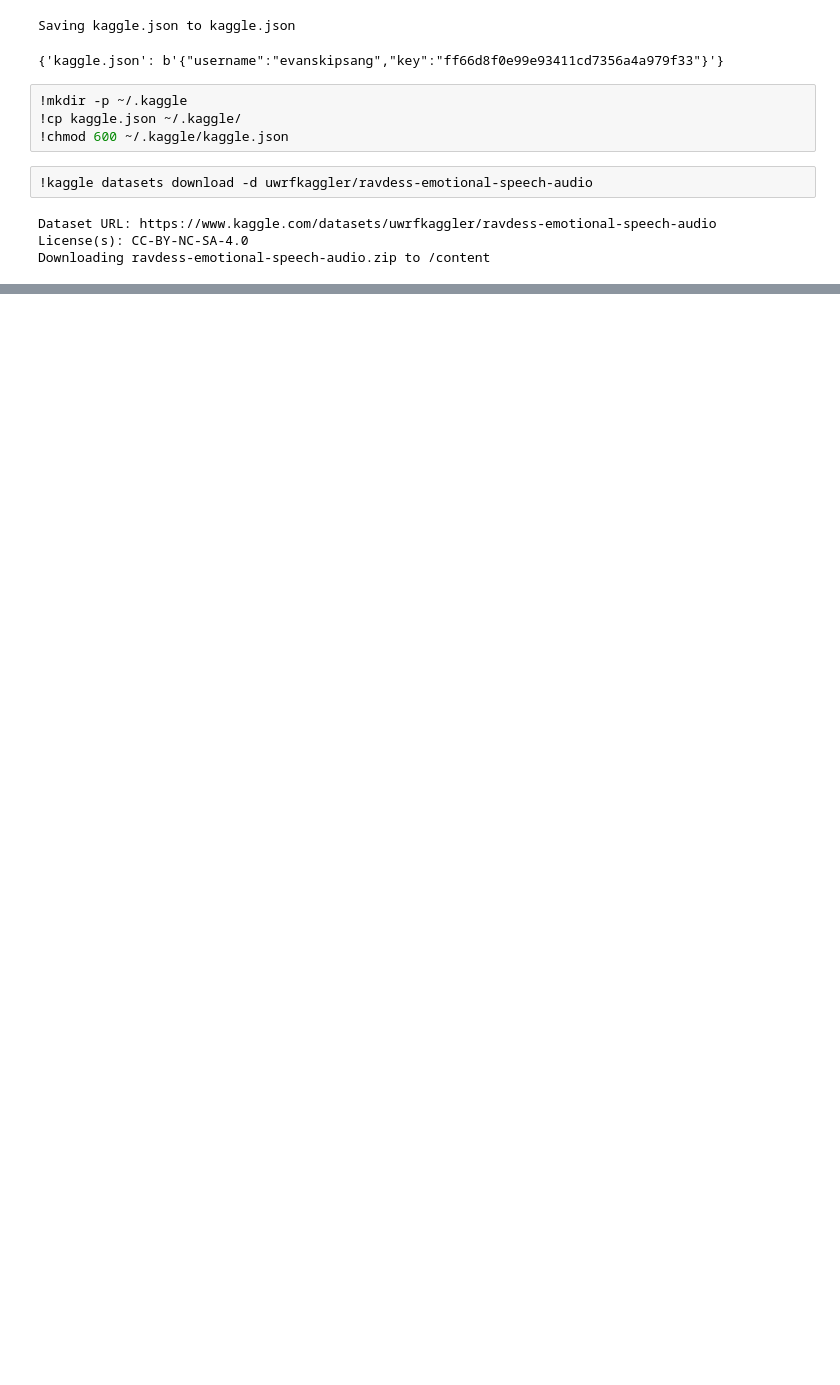
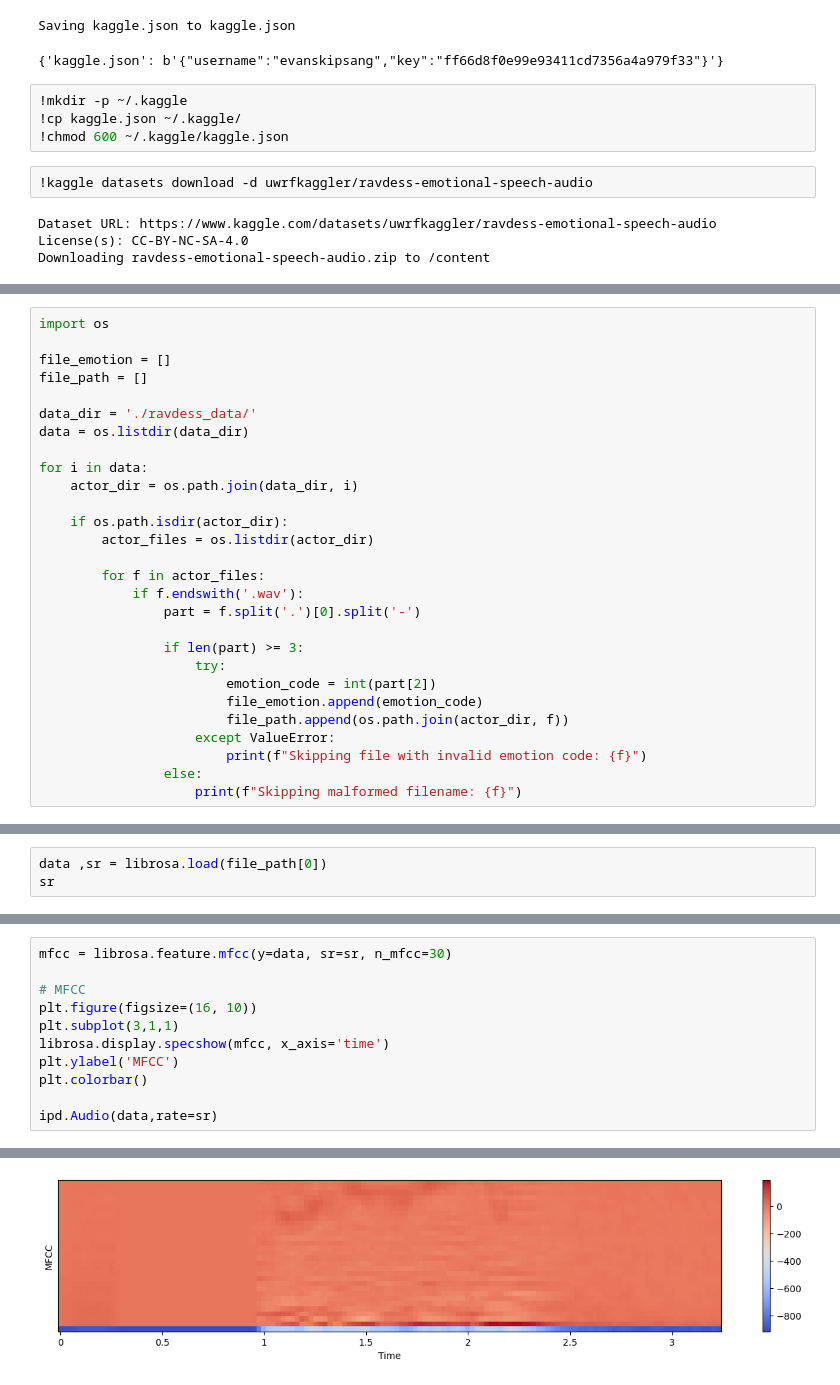
Before and after one commit to Evans-tats/CodeAlpha_Emotion-Recognition-from-Speech, a Jupyter notebook: Emotion_Recognition_from_Speech.ipynb, the cells around one changed output, grey strips where cells are left out. Saved outputs shown, nothing was run; the diff lists cells and outputs as text; blank space fills up the shorter version.

```diff
--- a/Emotion_Recognition_from_Speech.ipynb
+++ b/Emotion_Recognition_from_Speech.ipynb
@@ -61,0 +60,28 @@ FileNotFoundError: [Errno 2] No such file or directory: '/kaggle/input/ravdess-e
+# %%
+import os
+
+file_emotion = []
+file_path = []
+
+data_dir = './ravdess_data/'
+data = os.listdir(data_dir)
+
+for i in data:
+    actor_dir = os.path.join(data_dir, i)
+
+    if os.path.isdir(actor_dir):
+        actor_files = os.listdir(actor_dir)
+
+        for f in actor_files:
+            if f.endswith('.wav'):
+                part = f.split('.')[0].split('-')
+
+                if len(part) >= 3:
+                    try:
+                        emotion_code = int(part[2])
+                        file_emotion.append(emotion_code)
+                        file_path.append(os.path.join(actor_dir, f))
+                    except ValueError:
+                        print(f"Skipping file with invalid emotion code: {f}")
+                else:
+                    print(f"Skipping malformed filename: {f}")
@@ -61,0 +147,3 @@ FileNotFoundError: [Errno 2] No such file or directory: '/kaggle/input/ravdess-e
+# %%
+data ,sr = librosa.load(file_path[0])
+sr
@@ -61,0 +156,12 @@ FileNotFoundError: [Errno 2] No such file or directory: '/kaggle/input/ravdess-e
+# %%
+mfcc = librosa.feature.mfcc(y=data, sr=sr, n_mfcc=30)
+
+# MFCC
+plt.figure(figsize=(16, 10))
+plt.subplot(3,1,1)
+librosa.display.specshow(mfcc, x_axis='time')
+plt.ylabel('MFCC')
+plt.colorbar()
+
+ipd.Audio(data,rate=sr)
+# %% [output]
@@ -61,0 +169 @@ FileNotFoundError: [Errno 2] No such file or directory: '/kaggle/input/ravdess-e
+[figure, added]
```
Also changed, not shown: parts of 10 cells of this notebook.
